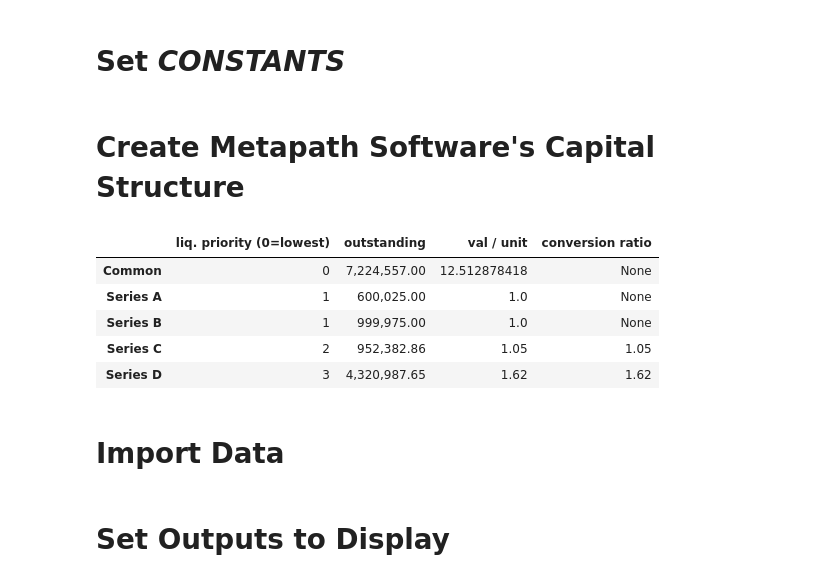
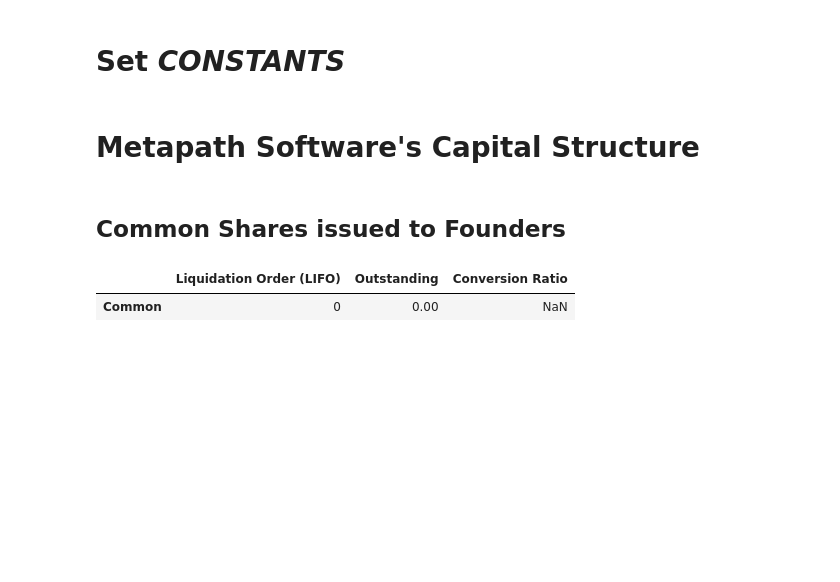
Before and after one commit to TheVinhLuong102/ChicagoBooth-EntrepreneurialFinancePrivateEquity, a Jupyter notebook: Metapath Software/Metapath Software.ipynb, the cells around one changed output. Saved outputs shown, nothing was run; the diff lists cells and outputs as text; code cells hidden in the pictures; blank space fills up the shorter version.

Commit message:
add Metapath Software case

```diff
--- a/Metapath Software/Metapath Software.ipynb
+++ b/Metapath Software/Metapath Software.ipynb
@@ -44,2 +26,2 @@ LONG_TERM_GROWTH_RATE = .04
 # %% [markdown]
-# Create Metapath Software's Capital Structure
+# Metapath Software's Capital Structure
@@ -63,14 +28,15 @@ cap_struct.issue(
+# %% [markdown]
+## Common Shares issued to Founders
 # %%
+cap_struct = \
+    CapitalStructure(
+        Security(
+            label='Common',
+            claim_val=0.,
+            val=0.))
+
 pandas.options.display.float_format = '{:,.2f}'.format
-cap_struct(enterprise_val=100e6)
+cap_struct.show()
 # %% [output]
-|  | liq. priority (0=lowest) | outstanding | val / unit | conversion ratio |
-| Common | 0 | 7,224,557.00 | 12.512878418 | None |
-| Series A | 1 | 600,025.00 | 1.0 | None |
-| Series B | 1 | 999,975.00 | 1.0 | None |
-| Series C | 2 | 952,382.86 | 1.05 | 1.05 |
-| Series D | 3 | 4,320,987.65 | 1.62 | 1.62 |
+|  | Liquidation Order (LIFO) | Outstanding | Conversion Ratio |
+| Common | 0 | 0.00 | NaN |
-# %% [markdown]
-# Import Data
-# %% [markdown]
-# Set Outputs to Display
```
Also changed, not shown: parts of 25 cells of this notebook.
